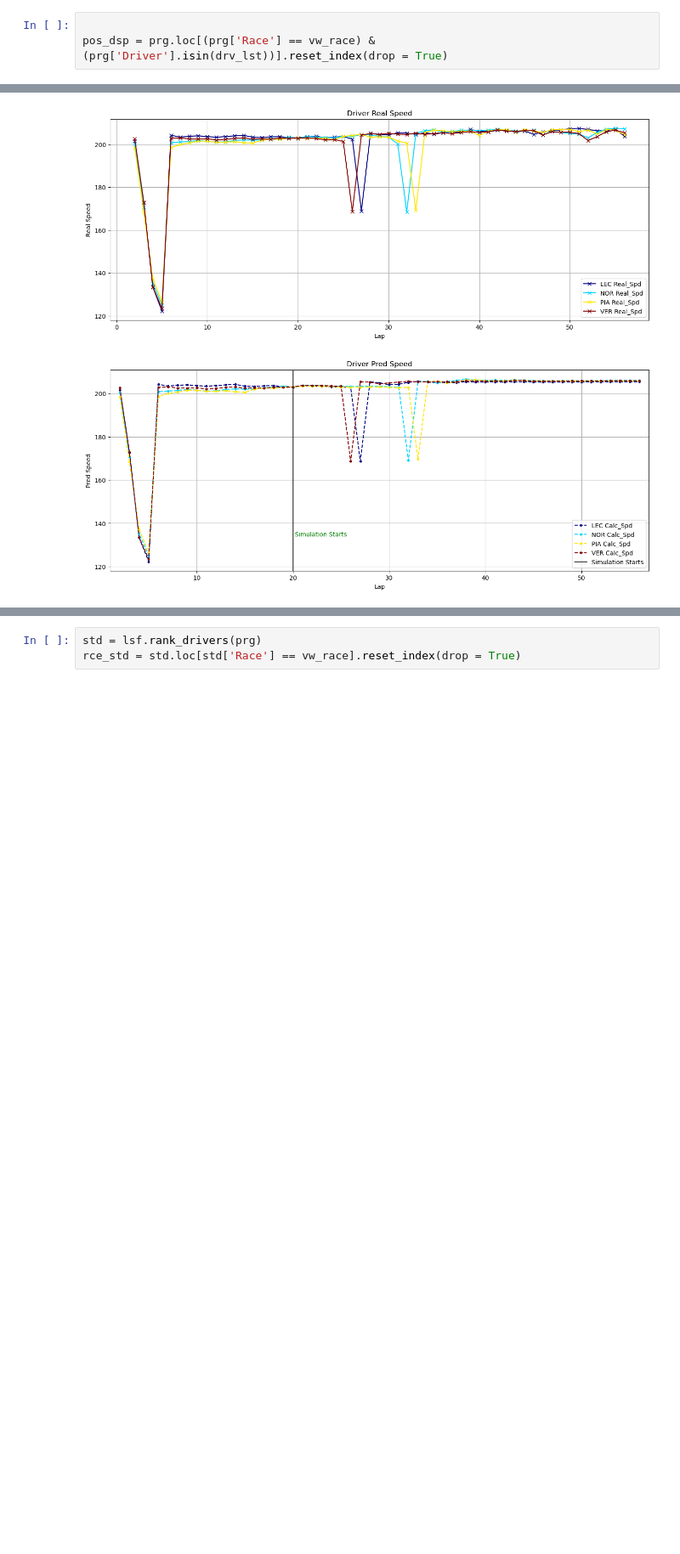
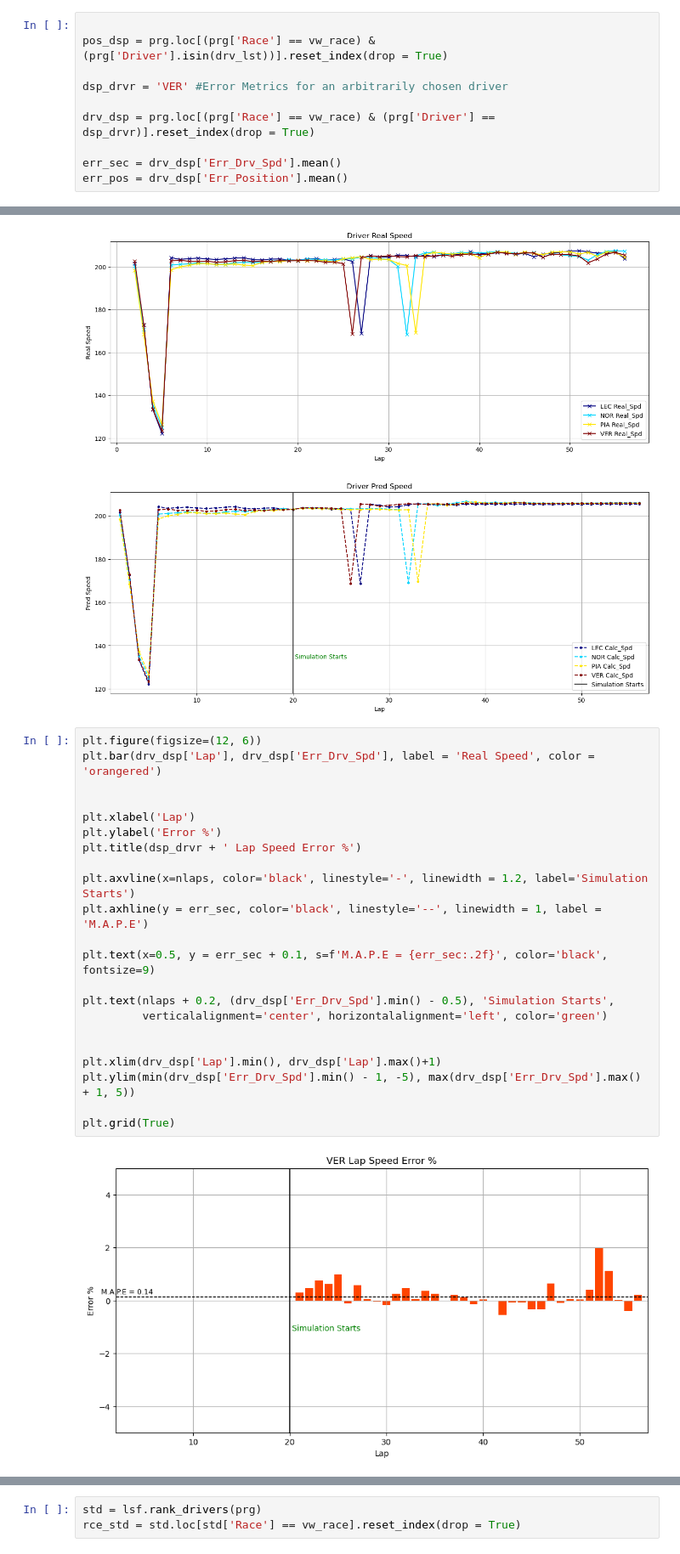
Before and after one commit to vishalkk96/F1_Race_Pred_LSTM, a Jupyter notebook: F1_Lap_Sim.ipynb, the cells around one changed output, grey strips where cells are left out. Shown at 85% size. Saved outputs shown, nothing was run; the diff lists cells and outputs as text; blank space fills up the shorter version.

```diff
--- a/F1_Lap_Sim.ipynb
+++ b/F1_Lap_Sim.ipynb
@@ -129,6 +165,13 @@ prg = lsf.driver_laps('Models/pos_lstm_32_3.pth', pos_model, test_df, nlaps)
 # %%
 
 pos_dsp = prg.loc[(prg['Race'] == vw_race) & (prg['Driver'].isin(drv_lst))].reset_index(drop = True)
+
+dsp_drvr = 'VER' #Error Metrics for an arbitrarily chosen driver
+
+drv_dsp = prg.loc[(prg['Race'] == vw_race) & (prg['Driver'] == dsp_drvr)].reset_index(drop = True)
+
+err_sec = drv_dsp['Err_Drv_Spd'].mean()
+err_pos = drv_dsp['Err_Position'].mean()
 # %%
 drivers = pos_dsp['Driver'].unique()
 colors = plt.cm.jet(np.linspace(0, 1, len(drivers)))  # Using a colormap for color assignment
@@ -171,6 +214,30 @@ plt.show()
 # %% [output]
 [figure]
 [figure]
+# %%
+plt.figure(figsize=(12, 6))
+plt.bar(drv_dsp['Lap'], drv_dsp['Err_Drv_Spd'], label = 'Real Speed', color = 'orangered')
+
+
+plt.xlabel('Lap')
+plt.ylabel('Error %')
+plt.title(dsp_drvr + ' Lap Speed Error %')
+
+plt.axvline(x=nlaps, color='black', linestyle='-', linewidth = 1.2, label='Simulation Starts')
+plt.axhline(y = err_sec, color='black', linestyle='--', linewidth = 1, label = 'M.A.P.E')
+
+plt.text(x=0.5, y = err_sec + 0.1, s=f'M.A.P.E = {err_sec:.2f}', color='black', fontsize=9)
+
+plt.text(nlaps + 0.2, (drv_dsp['Err_Drv_Spd'].min() - 0.5), 'Simulation Starts',
+         verticalalignment='center', horizontalalignment='left', color='green')
+
+
+plt.xlim(drv_dsp['Lap'].min(), drv_dsp['Lap'].max()+1)
+plt.ylim(min(drv_dsp['Err_Drv_Spd'].min() - 1, -5), max(drv_dsp['Err_Drv_Spd'].max() + 1, 5))
+
+plt.grid(True)
+# %% [output]
+[figure, added]
 # %%
 drivers = pos_dsp['Driver'].unique()
 colors = plt.cm.jet(np.linspace(0, 1, len(drivers)))
```
Also changed, not shown: parts of 8 cells of this notebook, 1 other file.
